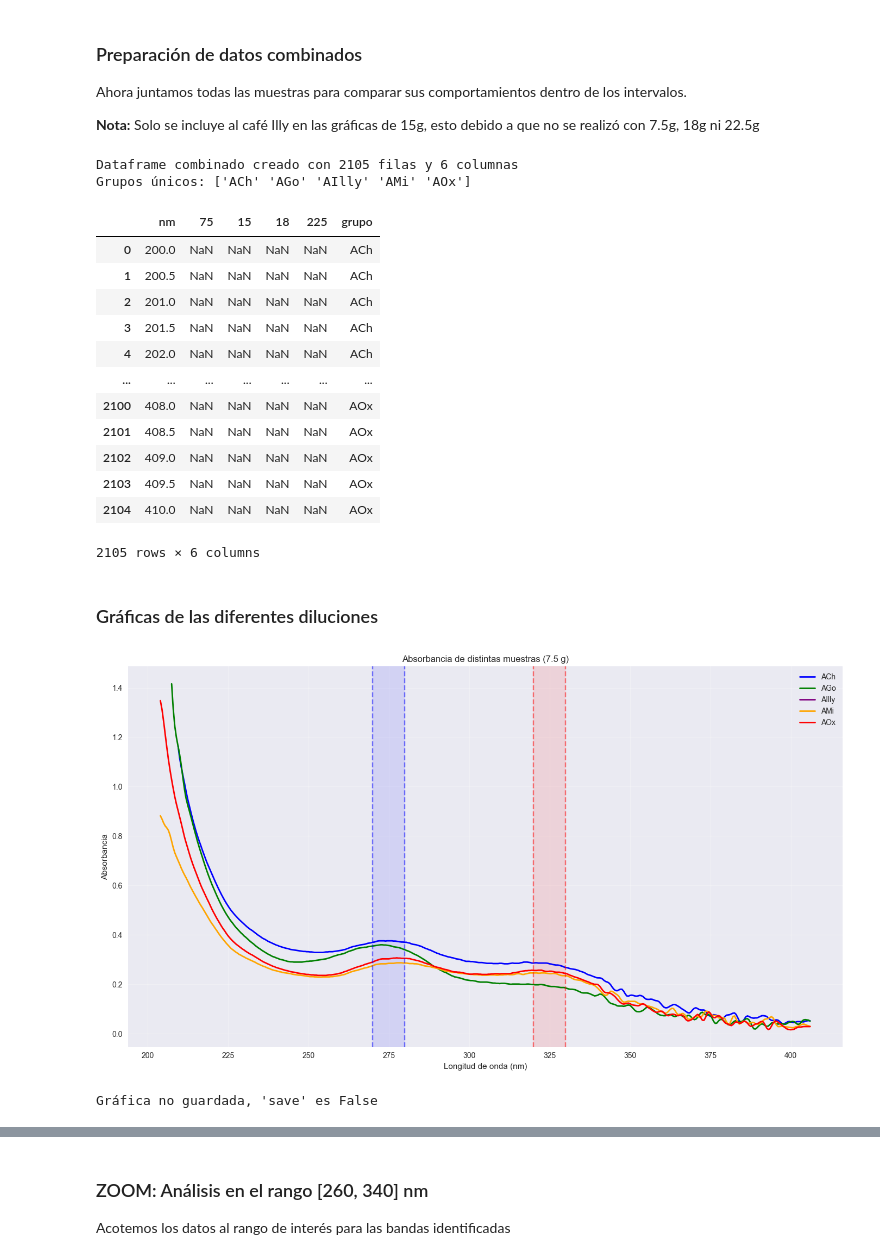
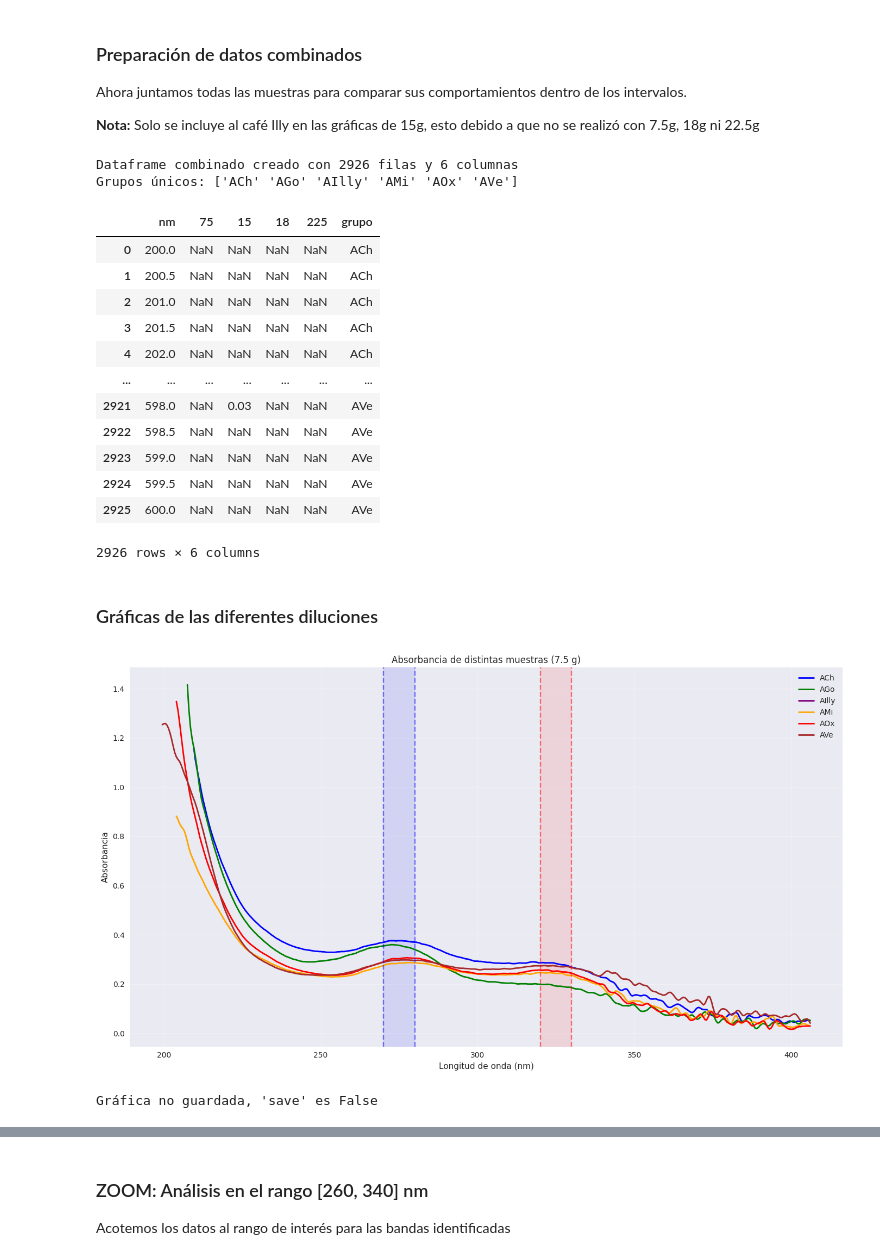
Before and after one commit to jazoro911/CafeLab, a Jupyter notebook: Liz/Proyects/Bandas_Absorbancia.ipynb, the cells around one changed output, grey strips where cells are left out. Drawn from its saved outputs; the diff is of its cells as text; code cells hidden in the pictures.

```diff
--- a/Liz/Proyects/Bandas_Absorbancia.ipynb
+++ b/Liz/Proyects/Bandas_Absorbancia.ipynb
@@ -31,6 +31,7 @@ try:
     AGo = pd.read_csv(data_path / 'AGo.csv')
     AOx = pd.read_csv(data_path / 'AOx.csv')
     AIlly = pd.read_csv(data_path / 'AIlly.csv')
+    AVe = pd.read_csv(data_path / 'AVeMN.csv')
 
     print("Datos cargados exitosamente:")
     print(f"- ACh: {ACh.shape}")
@@ -38,6 +39,7 @@ try:
     print(f"- AGo: {AGo.shape}")
     print(f"- AOx: {AOx.shape}")
     print(f"- AIlly: {AIlly.shape}")
+    print(f"- AVe: {AVeMN.shape}")
 
 except FileNotFoundError as e:
     print(f"Error al cargar archivos: {e}")
@@ -144,22 +149,24 @@ AGo_copy = AGo.copy()
 ACh_copy = ACh.copy()
 AOx_copy = AOx.copy()
 AIlly_copy = AIlly.copy()
+AVe_copy = AVe.copy()
 
 AMi_copy['grupo'] = 'AMi'
 AGo_copy['grupo'] = 'AGo'
 ACh_copy['grupo'] = 'ACh'
 AOx_copy['grupo'] = 'AOx'
+AVe_copy['grupo'] = 'AVe'
 AIlly_copy['grupo'] = 'AIlly'
 
 # Combinar todos los dataframes
-df_todo = pd.concat([ACh_copy, AGo_copy, AIlly_copy, AMi_copy, AOx_copy], ignore_index=True)
+df_todo = pd.concat([ACh_copy, AGo_copy, AIlly_copy, AMi_copy, AOx_copy, AVe_copy], ignore_index=True)
 
 print(f"Dataframe combinado creado con {df_todo.shape[0]} filas y {df_todo.shape[1]} columnas")
 print(f"Grupos únicos: {df_todo['grupo'].unique()}")
 df_todo
 # %% [output]
-Dataframe combinado creado con 2105 filas y 6 columnas
-Grupos únicos: ['ACh' 'AGo' 'AIlly' 'AMi' 'AOx']
+Dataframe combinado creado con 2926 filas y 6 columnas
+Grupos únicos: ['ACh' 'AGo' 'AIlly' 'AMi' 'AOx' 'AVe']
 |  | nm | 75 | 15 | 18 | 225 | grupo |
 | 0 | 200.0 | NaN | NaN | NaN | NaN | ACh |
 | 1 | 200.5 | NaN | NaN | NaN | NaN | ACh |
@@ -167,12 +174,12 @@ Grupos únicos: ['ACh' 'AGo' 'AIlly' 'AMi' 'AOx']
 | 3 | 201.5 | NaN | NaN | NaN | NaN | ACh |
 | 4 | 202.0 | NaN | NaN | NaN | NaN | ACh |
 | ... | ... | ... | ... | ... | ... | ... |
-| 2100 | 408.0 | NaN | NaN | NaN | NaN | AOx |
-| 2101 | 408.5 | NaN | NaN | NaN | NaN | AOx |
-| 2102 | 409.0 | NaN | NaN | NaN | NaN | AOx |
-| 2103 | 409.5 | NaN | NaN | NaN | NaN | AOx |
-| 2104 | 410.0 | NaN | NaN | NaN | NaN | AOx |
+| 2921 | 598.0 | NaN | 0.03 | NaN | NaN | AVe |
+| 2922 | 598.5 | NaN | NaN | NaN | NaN | AVe |
+| 2923 | 599.0 | NaN | NaN | NaN | NaN | AVe |
+| 2924 | 599.5 | NaN | NaN | NaN | NaN | AVe |
+| 2925 | 600.0 | NaN | NaN | NaN | NaN | AVe |
-2105 rows × 6 columns
+2926 rows × 6 columns
 # %% [markdown]
 ### Gráficas de las diferentes diluciones
 # %%
@@ -181,7 +188,7 @@ def plot_absorbancia_con_bandas(df, columna, titulo,save):
     plt.figure(figsize=(14, 8))
 
     # Colores para cada grupo
-    colors = {'ACh': 'blue', 'AGo': 'green', 'AIlly': 'purple', 'AMi': 'orange', 'AOx': 'red'}
+    colors = {'ACh': 'blue', 'AGo': 'green', 'AIlly': 'purple', 'AMi': 'orange', 'AOx': 'red', 'AVe': 'brown'}
 
     for grupo in df['grupo'].unique():
         data_grupo = df[df['grupo'] == grupo]
@@ -189,34 +196,34 @@ def plot_absorbancia_con_bandas(df, columna, titulo,save):
                 label=grupo, color=colors.get(grupo, 'black'), linewidth=2)
 
     # Banda 1 (270-280 nm)
     plt.axvline(x=270, color='blue', linestyle='--', alpha=0.5)
     plt.axvline(x=280, color='blue', linestyle='--', alpha=0.5)
     plt.axvspan(270, 280, alpha=0.1, color='blue')
 
     # Banda 2 (320-330 nm)
     plt.axvline(x=320, color='red', linestyle='--', alpha=0.5)
     plt.axvline(x=330, color='red', linestyle='--', alpha=0.5)
     plt.axvspan(320, 330, alpha=0.1, color='red')
 
     plt.xlabel('Longitud de onda (nm)')
     plt.ylabel('Absorbancia')
     plt.title(titulo)
     plt.legend()
     plt.grid(True, alpha=0.3)
     plt.tight_layout()
     plt.show()
 
     if save == True:
         plt.savefig(f'{titulo}.png', dpi=300)
         print(f"Gráfica guardada como {titulo}.png")
 
     else:
         print("Gráfica no guardada, 'save' es False")
 
 # Gráficas para cada concentración
 plot_absorbancia_con_bandas(df_todo, '75', 'Absorbancia de distintas muestras (7.5 g)',False)
 # %% [output]
-[figure, old version]
+[figure, new version]
 Gráfica no guardada, 'save' es False
 # %%
 plot_absorbancia_con_bandas(df_todo, '15', 'Absorbancia de distintas muestras (15 g)',True)
```
Also changed, not shown: parts of 16 cells of this notebook, 2 other files.
